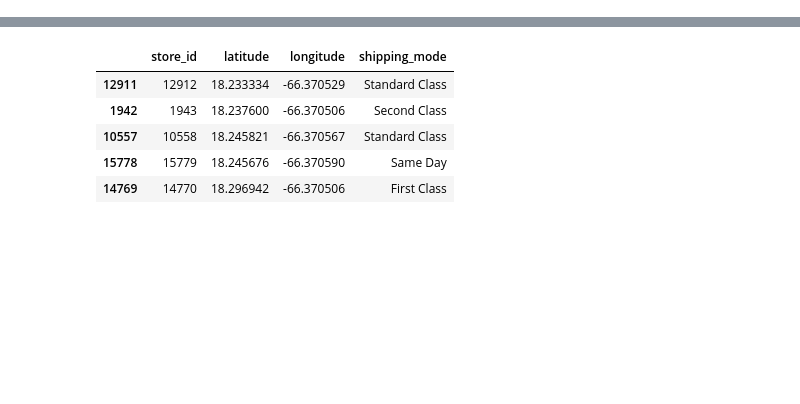
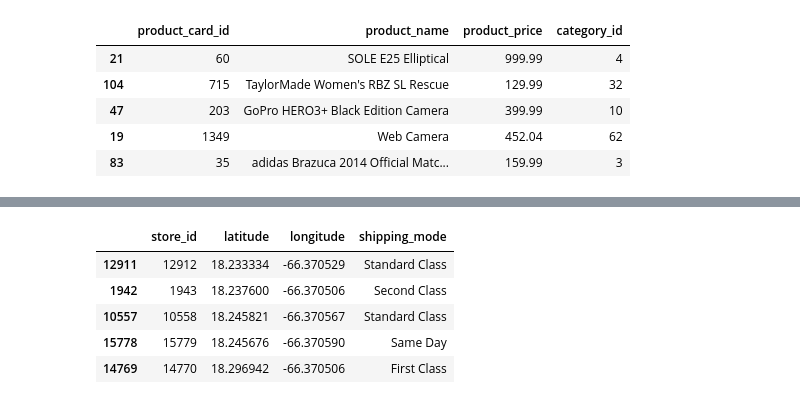
Before and after one commit to fabihrndz/e-commerce-operations-insights, a Jupyter notebook: notebooks/03_ingester.ipynb, the cells around one changed output, grey strips where cells are left out. Saved outputs shown, nothing was run; the diff lists cells and outputs as text; code cells hidden in the pictures; blank space fills up the shorter version.

```diff
--- a/notebooks/03_ingester.ipynb
+++ b/notebooks/03_ingester.ipynb
@@ -49,3 +49,14 @@ dim_products.tail(5)
+# %%
+product = df_data[["product_card_id", "product_name", "product_price", "category_id"]].drop_duplicates(subset=["product_card_id"]).reset_index(drop=True)
+# %%
+product.sample(5)
+# %% [output]
+|  | product_card_id | product_name | product_price | category_id |
+| 21 | 60 | SOLE E25 Elliptical | 999.99 | 4 |
+| 104 | 715 | TaylorMade Women's RBZ SL Rescue | 129.99 | 32 |
+| 47 | 203 | GoPro HERO3+ Black Edition Camera | 399.99 | 10 |
+| 19 | 1349 | Web Camera | 452.04 | 62 |
+| 83 | 35 | adidas Brazuca 2014 Official Matc... | 159.99 | 3 |
 # %%
 dim_customers = df_data[['customer_id', 'customer_fname', 'customer_lname',
                     'customer_segment', 'customer_street',
```
Also changed, not shown: parts of 7 cells of this notebook.
